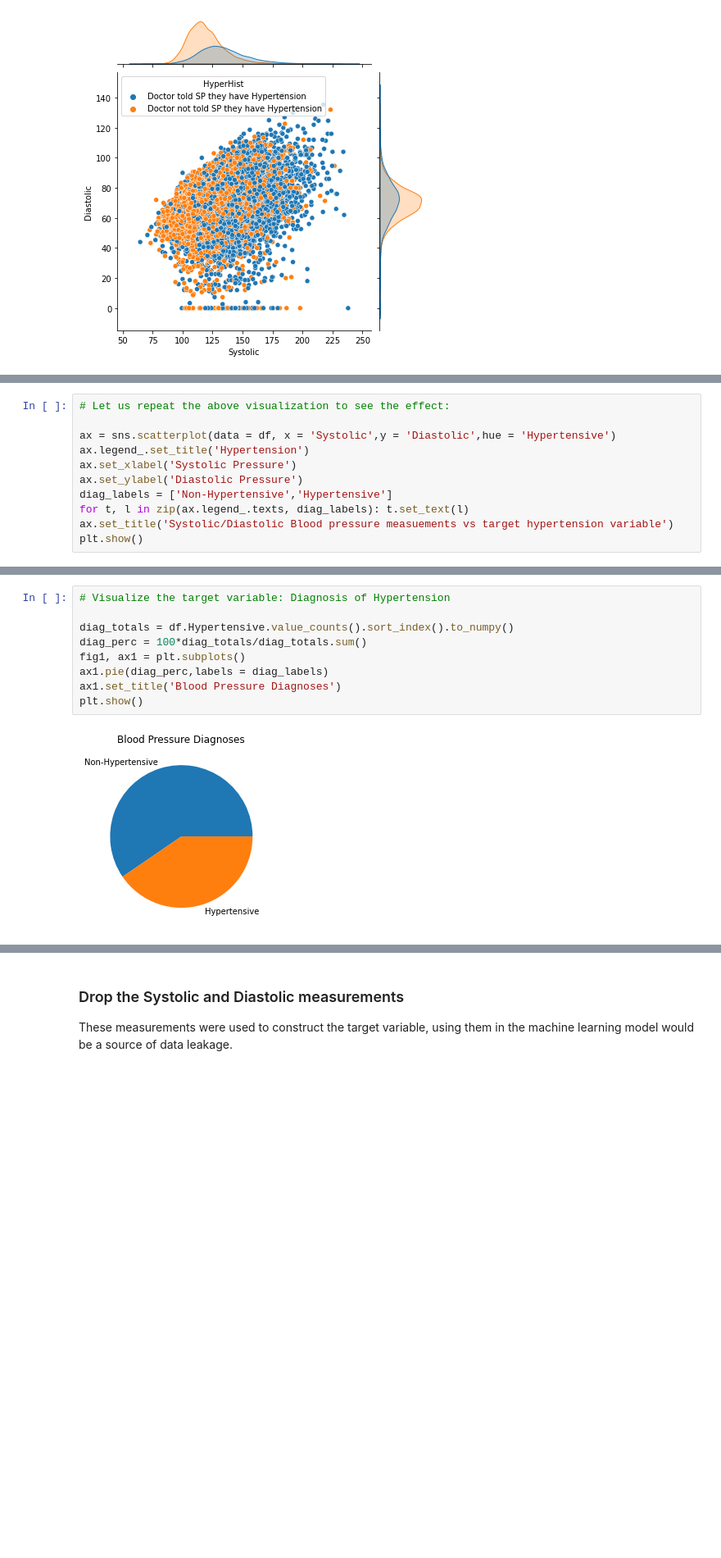
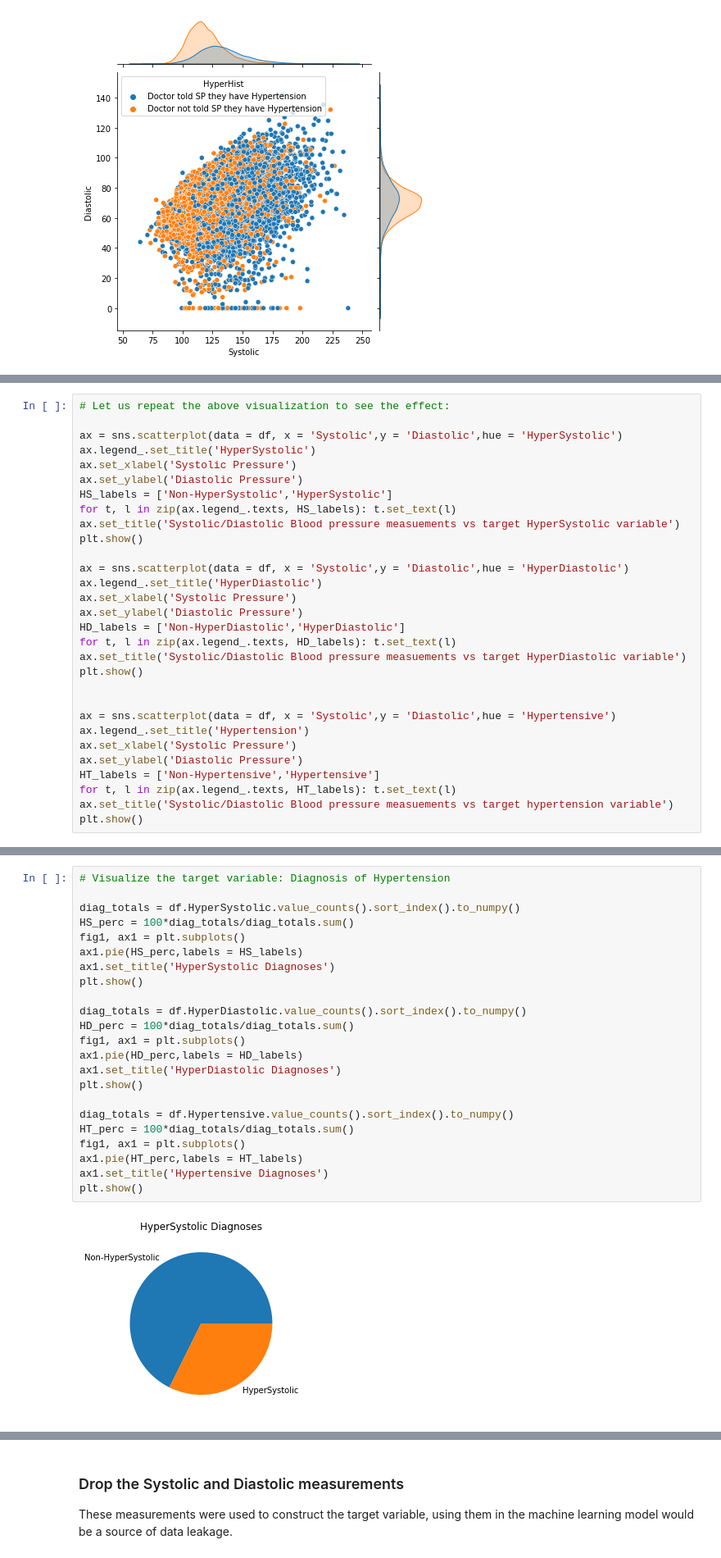
Before and after one commit to rajindermavi/NHANES, a Jupyter notebook: HypertensiveEDA.ipynb, the cells around one changed output, grey strips where cells are left out. Shown at 82% size. Cells and saved outputs as stored; diff of their text form; blank space fills up the shorter version.

```diff
--- a/HypertensiveEDA.ipynb
+++ b/HypertensiveEDA.ipynb
@@ -70,12 +98,31 @@ df.drop(df[ ((df['Systolic'] < 90) | (df['Diastolic'] < 50))].index,inplace = Tr
 # %%
 # Let us repeat the above visualization to see the effect:
+
+ax = sns.scatterplot(data = df, x = 'Systolic',y = 'Diastolic',hue = 'HyperSystolic')
+ax.legend_.set_title('HyperSystolic')
+ax.set_xlabel('Systolic Pressure')
+ax.set_ylabel('Diastolic Pressure')
+HS_labels = ['Non-HyperSystolic','HyperSystolic']
+for t, l in zip(ax.legend_.texts, HS_labels): t.set_text(l)
+ax.set_title('Systolic/Diastolic Blood pressure measuements vs target HyperSystolic variable')
+plt.show()
+
+ax = sns.scatterplot(data = df, x = 'Systolic',y = 'Diastolic',hue = 'HyperDiastolic')
+ax.legend_.set_title('HyperDiastolic')
+ax.set_xlabel('Systolic Pressure')
+ax.set_ylabel('Diastolic Pressure')
+HD_labels = ['Non-HyperDiastolic','HyperDiastolic']
+for t, l in zip(ax.legend_.texts, HD_labels): t.set_text(l)
+ax.set_title('Systolic/Diastolic Blood pressure measuements vs target HyperDiastolic variable')
+plt.show()
+
 
 ax = sns.scatterplot(data = df, x = 'Systolic',y = 'Diastolic',hue = 'Hypertensive')
 ax.legend_.set_title('Hypertension')
 ax.set_xlabel('Systolic Pressure')
 ax.set_ylabel('Diastolic Pressure')
-diag_labels = ['Non-Hypertensive','Hypertensive']
-for t, l in zip(ax.legend_.texts, diag_labels): t.set_text(l)
+HT_labels = ['Non-Hypertensive','Hypertensive']
+for t, l in zip(ax.legend_.texts, HT_labels): t.set_text(l)
 ax.set_title('Systolic/Diastolic Blood pressure measuements vs target hypertension variable')
 plt.show()
 # %% [output]
@@ -83,11 +132,25 @@ plt.show()
 # %%
 # Visualize the target variable: Diagnosis of Hypertension
 
+diag_totals = df.HyperSystolic.value_counts().sort_index().to_numpy()
+HS_perc = 100*diag_totals/diag_totals.sum()
+fig1, ax1 = plt.subplots()
+ax1.pie(HS_perc,labels = HS_labels)
+ax1.set_title('HyperSystolic Diagnoses')
+plt.show()
+
+diag_totals = df.HyperDiastolic.value_counts().sort_index().to_numpy()
+HD_perc = 100*diag_totals/diag_totals.sum()
+fig1, ax1 = plt.subplots()
+ax1.pie(HD_perc,labels = HD_labels)
+ax1.set_title('HyperDiastolic Diagnoses')
+plt.show()
+
 diag_totals = df.Hypertensive.value_counts().sort_index().to_numpy()
-diag_perc = 100*diag_totals/diag_totals.sum()
+HT_perc = 100*diag_totals/diag_totals.sum()
 fig1, ax1 = plt.subplots()
-ax1.pie(diag_perc,labels = diag_labels)
-ax1.set_title('Blood Pressure Diagnoses')
+ax1.pie(HT_perc,labels = HT_labels)
+ax1.set_title('Hypertensive Diagnoses')
 plt.show()
 # %% [output]
-[figure, old version]
+[figure, new version]
```
Also changed, not shown: parts of 79 cells of this notebook.
